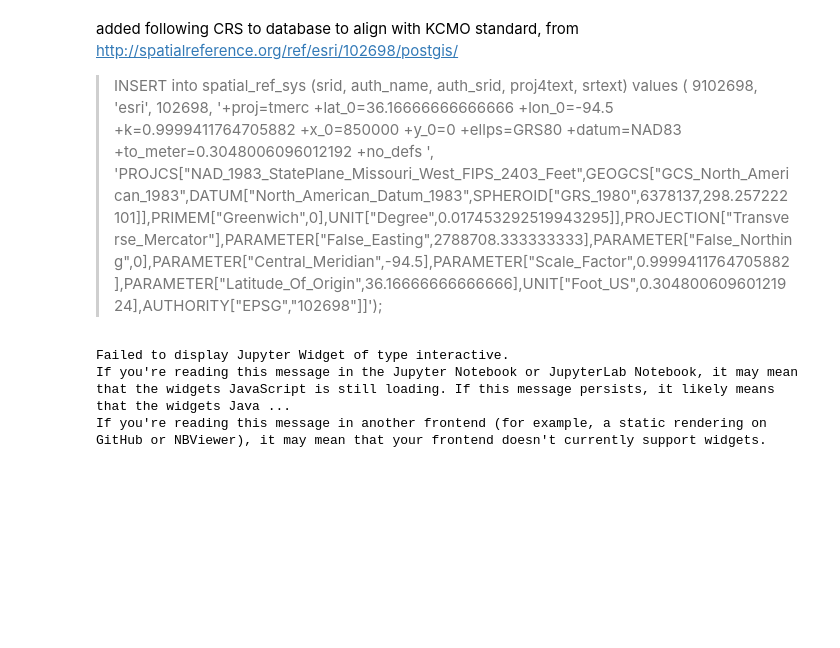
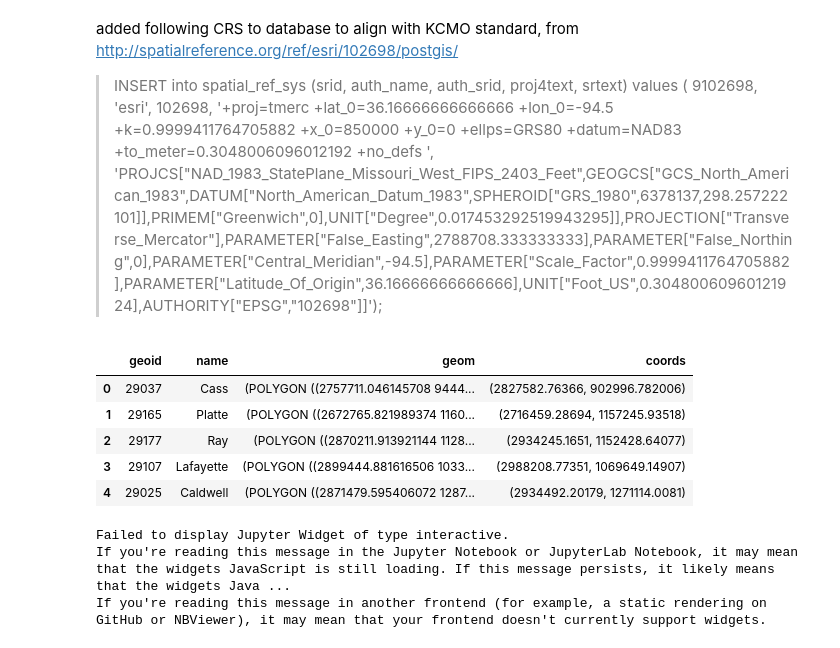
Before and after one commit to Coleridge-Initiative/ada-2018-kcmo, a Jupyter notebook: dashboard_dev/example_dashboard_1.ipynb, the cells around one changed output. Drawn from its saved outputs; the diff is of its cells as text; code cells hidden in the pictures; blank space fills up the shorter version.

```diff
--- a/dashboard_dev/example_dashboard_1.ipynb
+++ b/dashboard_dev/example_dashboard_1.ipynb
@@ -90,10 +71,20 @@ added following CRS to database to align with KCMO standard, from http://spatial
 # get counties for map
 
 qry = """
-SELECT geoid,
+SELECT geoid, name,
     ST_Transform(geom, 102698) geom
 FROM tl_2016_us_county
 WHERE cbsafp = '{CBSA}' AND statefp = '29'
 """.format(CBSA='28140')
 
 counties = gpd.read_postgis(qry, engine, geom_col='geom')
+counties['coords'] = counties.geometry.apply(lambda x: x.representative_point().coords[0])
+# %%
+counties.head()
+# %% [output]
+|  | geoid | name | geom | coords |
+| 0 | 29037 | Cass | (POLYGON ((2757711.046145708 9444... | (2827582.76366, 902996.782006) |
+| 1 | 29165 | Platte | (POLYGON ((2672765.821989374 1160... | (2716459.28694, 1157245.93518) |
+| 2 | 29177 | Ray | (POLYGON ((2870211.913921144 1128... | (2934245.1651, 1152428.64077) |
+| 3 | 29107 | Lafayette | (POLYGON ((2899444.881616506 1033... | (2988208.77351, 1069649.14907) |
+| 4 | 29025 | Caldwell | (POLYGON ((2871479.595406072 1287... | (2934492.20179, 1271114.0081) |
```
Also changed, not shown: parts of 17 cells of this notebook, 2 other files.
